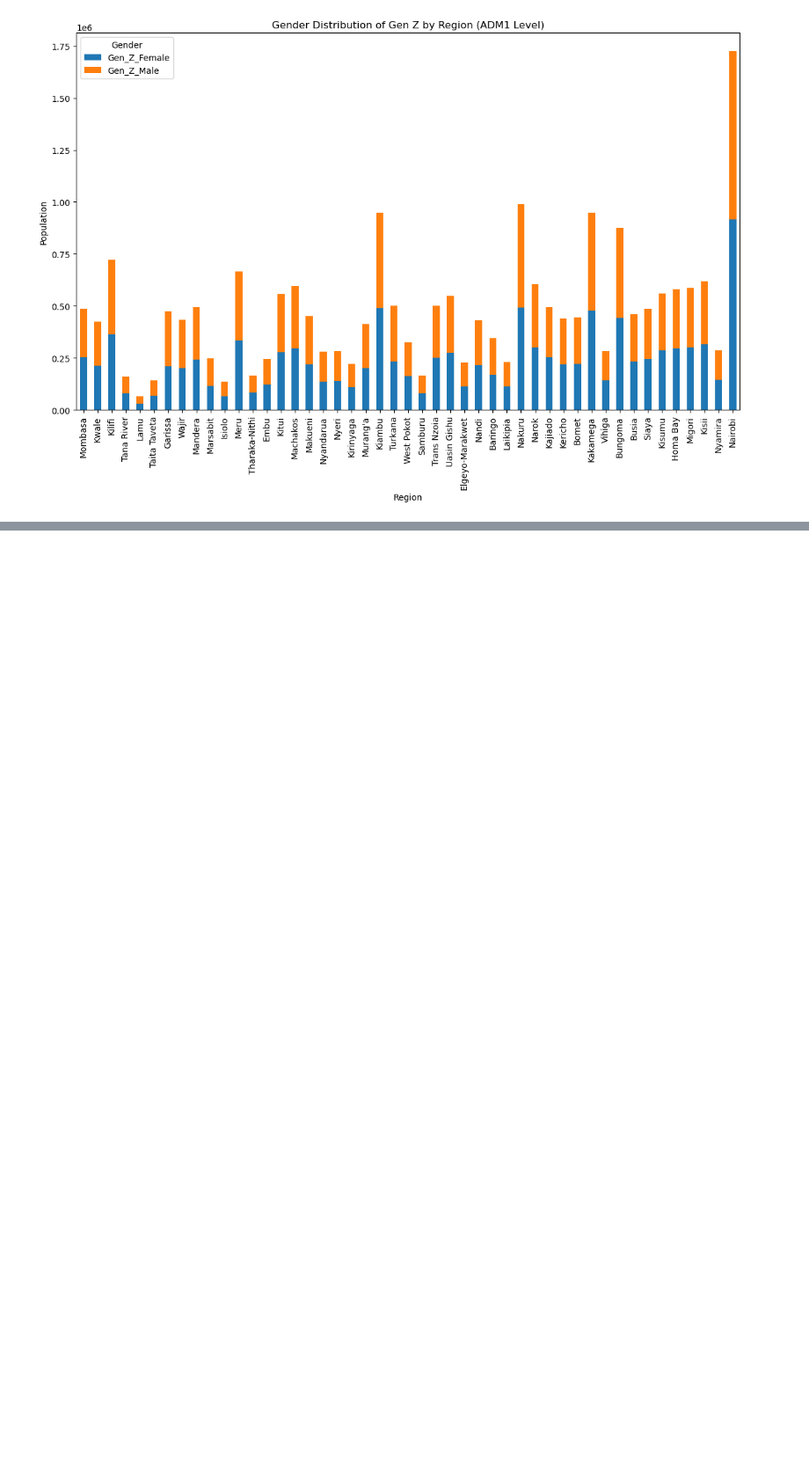
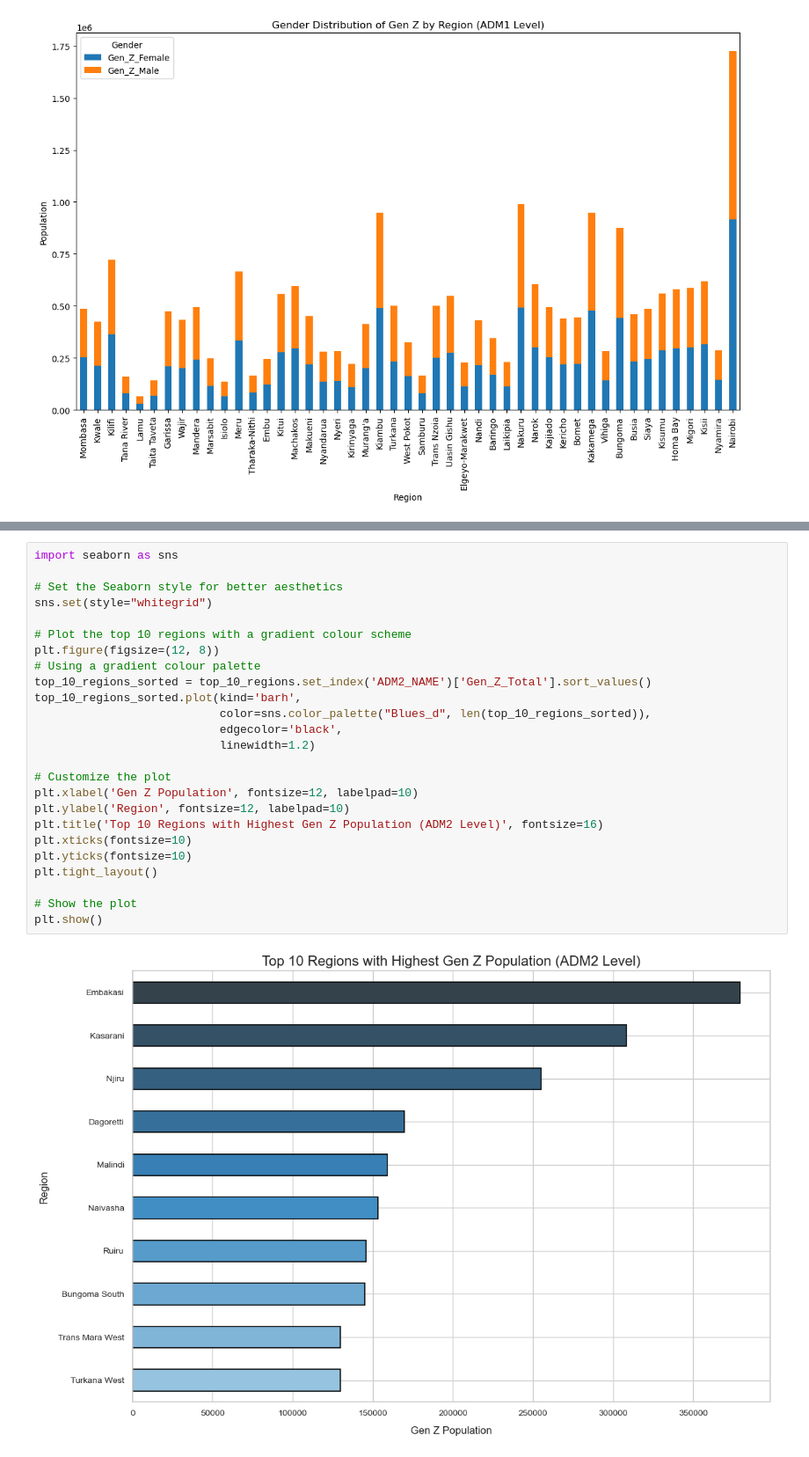
Before and after one commit to VAL-Jerono/Wa_zii, a Jupyter notebook: genz.ipynb, the cells around one changed output, grey strips where cells are left out. Shown: that part at 88% size. Saved outputs shown, nothing was run; the diff lists cells and outputs as text; blank space fills up the shorter version.

```diff
--- a/genz.ipynb
+++ b/genz.ipynb
@@ -490,3 +504,30 @@ plt.show()
+# %%
+import seaborn as sns
+
+# Set the Seaborn style for better aesthetics
+sns.set(style="whitegrid")
+
+# Plot the top 10 regions with a gradient colour scheme
+plt.figure(figsize=(12, 8))
+# Using a gradient colour palette
+top_10_regions_sorted = top_10_regions.set_index('ADM2_NAME')['Gen_Z_Total'].sort_values()
+top_10_regions_sorted.plot(kind='barh',
+                           color=sns.color_palette("Blues_d", len(top_10_regions_sorted)),
+                           edgecolor='black',
+                           linewidth=1.2)
+
+# Customize the plot
+plt.xlabel('Gen Z Population', fontsize=12, labelpad=10)
+plt.ylabel('Region', fontsize=12, labelpad=10)
+plt.title('Top 10 Regions with Highest Gen Z Population (ADM2 Level)', fontsize=16)
+plt.xticks(fontsize=10)
+plt.yticks(fontsize=10)
+plt.tight_layout()
+
+# Show the plot
+plt.show()
+# %% [output]
+[figure, added]
 # %%
 # Load the specific sheet into a DataFrame for ADM2 level
 sheet_name_adm2 = 'ken_admpop_ADM2_2019'
```
Also changed, not shown: parts of 11 cells of this notebook, 1 other file.
